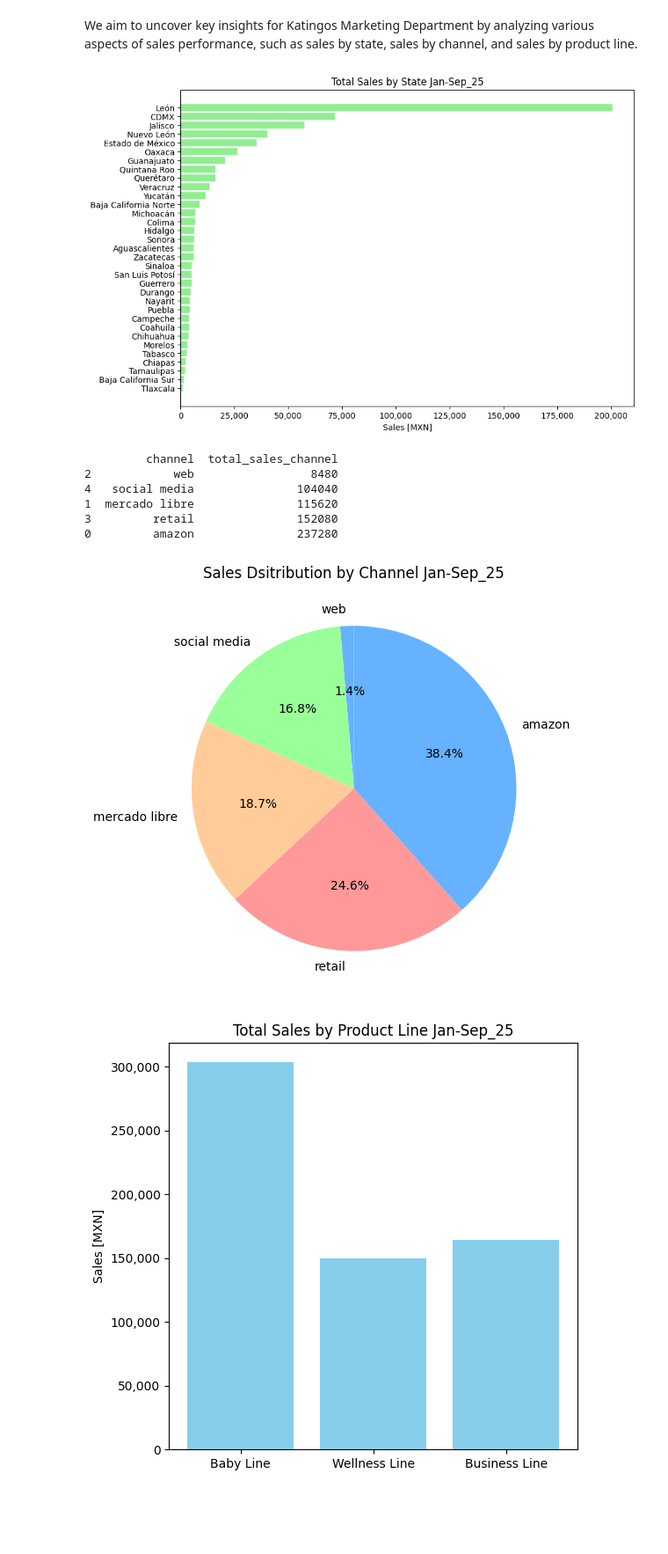
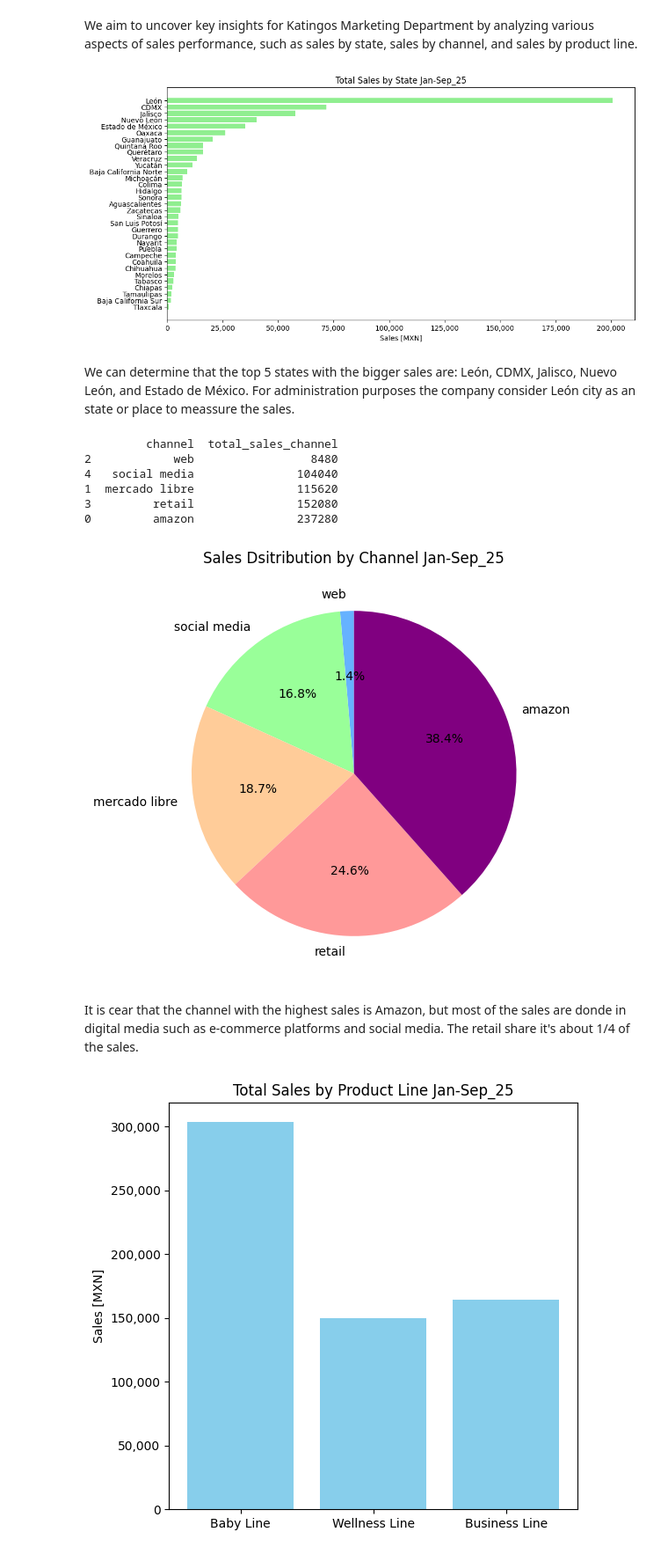
Before and after one commit to CesarLpzM/Spreads_company_sales_statistical_analysis, a Jupyter notebook: sales_analysis_2025.ipynb, the cells around one changed output. Shown at 88% size. Cells and saved outputs as stored; diff of their text form; code cells hidden in the pictures; blank space fills up the shorter version.

```diff
--- a/sales_analysis_2025.ipynb
+++ b/sales_analysis_2025.ipynb
@@ -143,23 +143,26 @@ We aim to uncover key insights for Katingos Marketing Department by analyzing va
 # %%
 
 # Let's find out the sales by state.
 state_total_sales = (sales
                     .groupby('state', as_index=False)
                     .agg(total_sales_state = ('total_sales', 'sum'))
                     )
 
 # We order the new dataset in ascending order.
 state_total_sales = state_total_sales.sort_values(by='total_sales_state', ascending=True)
 
 # Finally we present the total sales by state in a bar graph.
-plt.figure(figsize=(10,7))
+plt.figure(figsize=(12,6))
 plt.barh(state_total_sales['state'],state_total_sales['total_sales_state'], color='lightgreen')
 plt.title('Total Sales by State Jan-Sep_25')
 plt.xlabel('Sales [MXN]')
 plt.gca().xaxis.set_major_formatter(mtick.StrMethodFormatter('{x:,.0f}'))
 plt.show()
 # %% [output]
-[figure, old version]
+[figure, new version]
+# %% [markdown]
+
+We can determine that the top 5 states with the bigger sales are: León, CDMX, Jalisco, Nuevo León, and Estado de México. For administration purposes the company consider León city as an state or place to meassure the sales.
 # %%
 
 # Let's find out the sales by chanel.
@@ -185,7 +188,7 @@ plt.pie(channel_total_sales['total_sales_channel'],
         labels=channel_total_sales['channel'],
         autopct='%1.1f%%',
         startangle=90,
-        colors=['#66B2FF', '#99FF99', '#FFCC99', '#FF9999'])
+        colors=['#66B2FF', '#99FF99', '#FFCC99', '#FF9999', '#800080'])
 plt.title('Sales Dsitribution by Channel Jan-Sep_25')
 plt.show()
 # %% [output]
@@ -195,7 +198,10 @@ plt.show()
 1  mercado libre               115620
 3         retail               152080
 0         amazon               237280
-[figure, old version]
+[figure, new version]
+# %% [markdown]
+
+It is cear that the channel with the highest sales is Amazon, but most of the sales are donde in digital media such as e-commerce platforms and social media. The retail share it's about 1/4 of the sales.
 # %%
 
 # Let's find the sales by product line.
```
Also changed, not shown: parts of 8 cells of this notebook.
